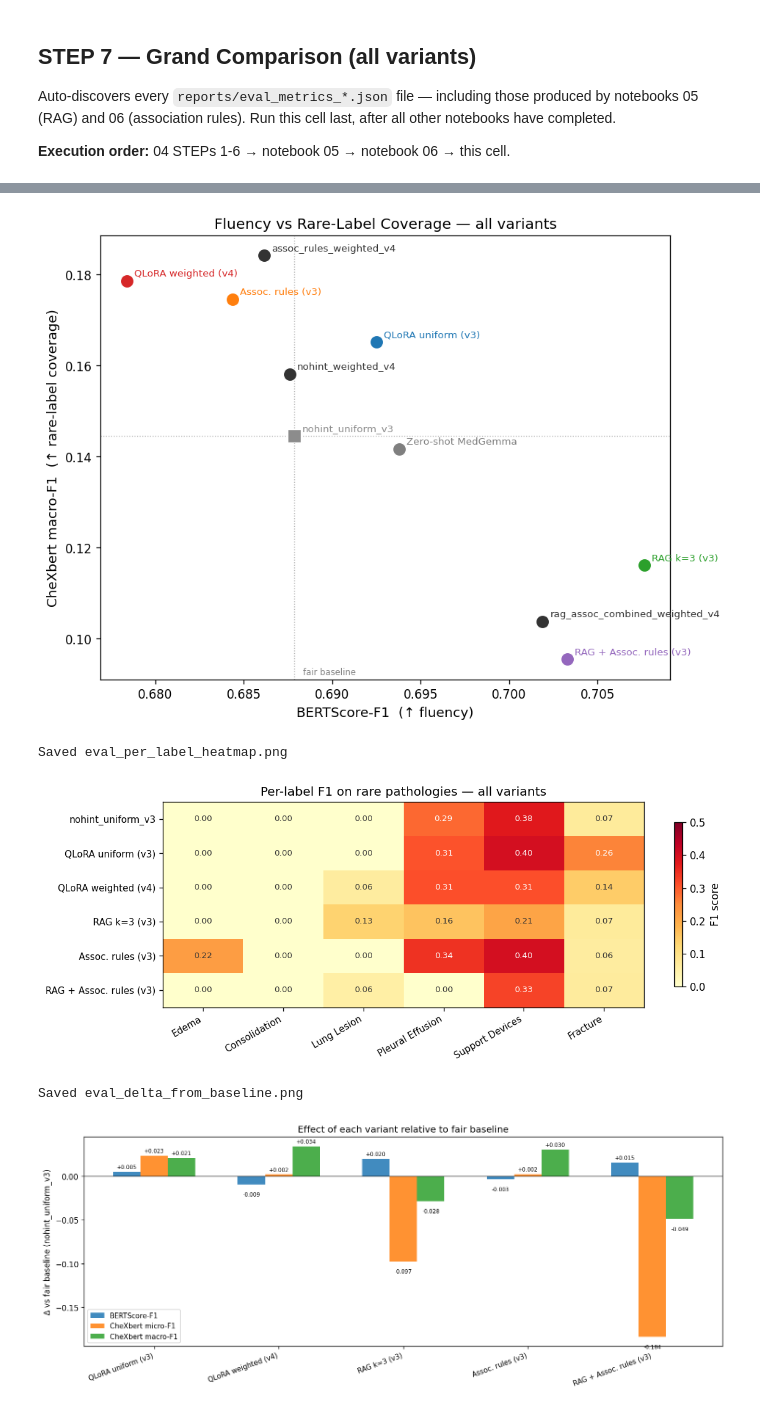
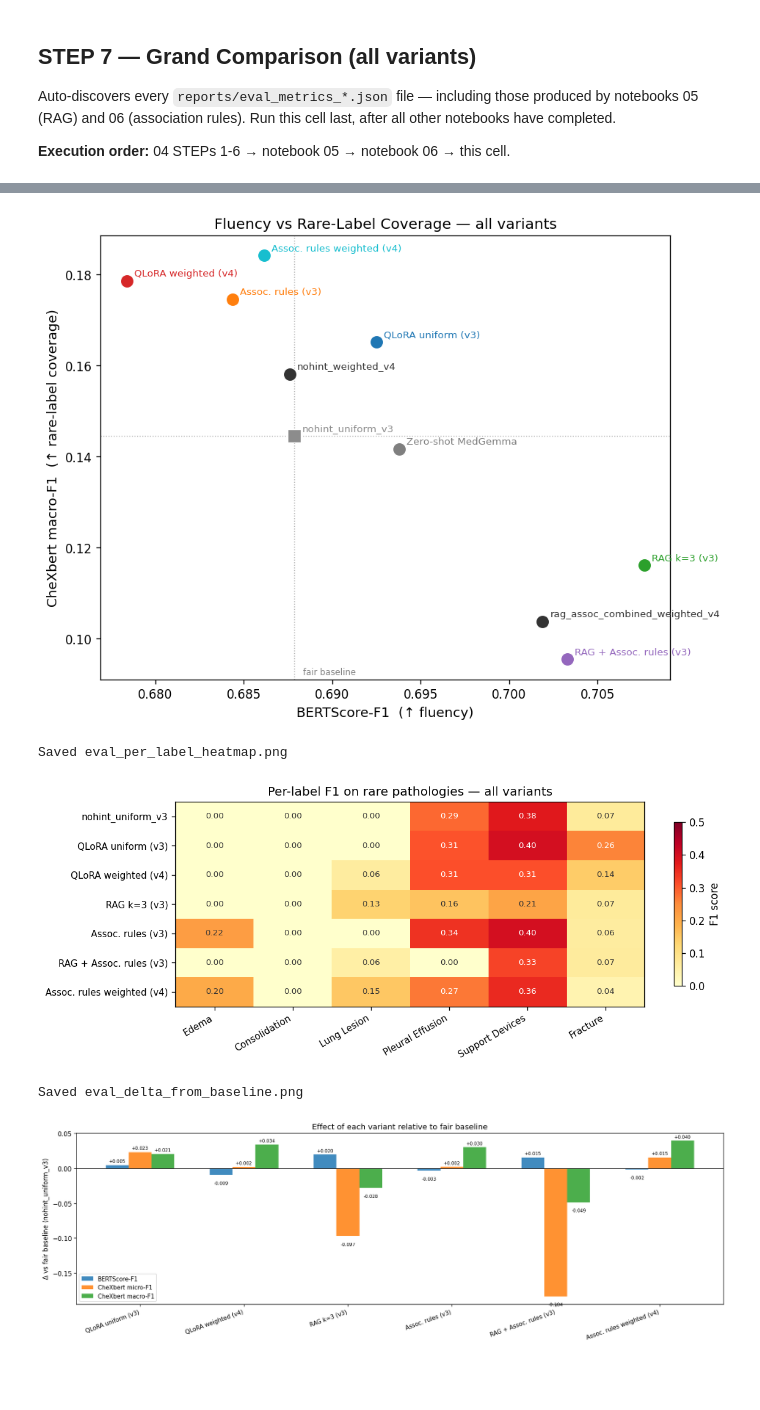
Before and after one commit to DiegoViillalba/ReportCXR, a Jupyter notebook: notebooks/04_eval_and_figures.ipynb, the cells around one changed output, grey strips where cells are left out. Cells and saved outputs as stored; diff of their text form; code cells hidden in the pictures; blank space fills up the shorter version.

Commit message:
Results on the baseline zero shot association rules

```diff
--- a/notebooks/04_eval_and_figures.ipynb
+++ b/notebooks/04_eval_and_figures.ipynb
@@ -551,6 +551,7 @@ ALL_DISPLAY_NAMES = {
     'rag_k5_uniform_v3':           'RAG k=5 (v3)',
     'assoc_rules_uniform_v3':      'Assoc. rules (v3)',
     'rag_assoc_combined_uniform_v3': 'RAG + Assoc. rules (v3)',
+    'assoc_rules_weighted_v4':     'Assoc. rules weighted (v4)',
 }
 
 # ── Scan all cached metric files ──────────────────────────────────────────────
@@ -654,6 +655,7 @@ palette = {
     'rag_k3_uniform_v3':             '#2ca02c',
     'assoc_rules_uniform_v3':        '#ff7f0e',
     'rag_assoc_combined_uniform_v3': '#9467bd',
+    'assoc_rules_weighted_v4':        '#17becf',
     'nohint_uniform_v3':             '#8c8c8c',
 }
 for variant, m in all_metrics.items():
@@ -687,7 +689,7 @@ print('Saved eval_scatter_fluency_vs_coverage.png'); plt.show()
 # Which model detects which rare pathology?
 display_order = [v for v in (
     'nohint_uniform_v3', 'uniform_v3', 'weighted_v4',
-    'rag_k3_uniform_v3', 'assoc_rules_uniform_v3', 'rag_assoc_combined_uniform_v3',
+    'rag_k3_uniform_v3', 'assoc_rules_uniform_v3', 'rag_assoc_combined_uniform_v3','assoc_rules_weighted_v4',
 ) if v in all_metrics]
 
 hm_data = []
@@ -723,33 +725,33 @@ METRIC_LABELS = ['BERTScore-F1', 'CheXbert micro-F1', 'CheXbert macro-F1']
 fair = all_metrics[FAIR_BASELINE]
 
 x      = np.arange(len(COMPARE_VARIANTS))
 width  = 0.22
 colors_delta = ['#1f77b4', '#ff7f0e', '#2ca02c']
 
 fig, ax = plt.subplots(figsize=(max(9, 2.5 * len(COMPARE_VARIANTS)), 5))
 for mi, (metric, mlabel, color) in enumerate(zip(METRICS, METRIC_LABELS, colors_delta)):
     deltas = [all_metrics[v][metric] - fair[metric] for v in COMPARE_VARIANTS]
     offset = (mi - 1) * width
     bars   = ax.bar(x + offset, deltas, width, label=mlabel, color=color, alpha=0.85)
     for bar, val in zip(bars, deltas):
         ypos = val + 0.002 if val >= 0 else val - 0.008
         ax.text(bar.get_x() + bar.get_width()/2, ypos, f'{val:+.3f}',
                 ha='center', va='bottom' if val >= 0 else 'top', fontsize=7)
 
 ax.axhline(0, color='black', linewidth=0.8)
 ax.set_xticks(x)
 ax.set_xticklabels([ALL_DISPLAY_NAMES.get(v, v) for v in COMPARE_VARIANTS],
                    rotation=20, ha='right', fontsize=9)
 ax.set_ylabel('Δ vs fair baseline (nohint_uniform_v3)', fontsize=10)
 ax.set_title('Effect of each variant relative to fair baseline', fontsize=12)
 ax.legend(fontsize=9)
 plt.tight_layout()
 fig.savefig(FIGURES_DIR / 'eval_delta_from_baseline.png', dpi=150, bbox_inches='tight')
 print('Saved eval_delta_from_baseline.png'); plt.show()
 # %% [output]
 Saved eval_scatter_fluency_vs_coverage.png
-[figure, old version]
+[figure, new version]
 Saved eval_per_label_heatmap.png
-[figure, old version]
+[figure, new version]
 Saved eval_delta_from_baseline.png
-[figure, old version]
+[figure, new version]
```
Also changed, not shown: parts of 1 cell of this notebook, 4 other files.
